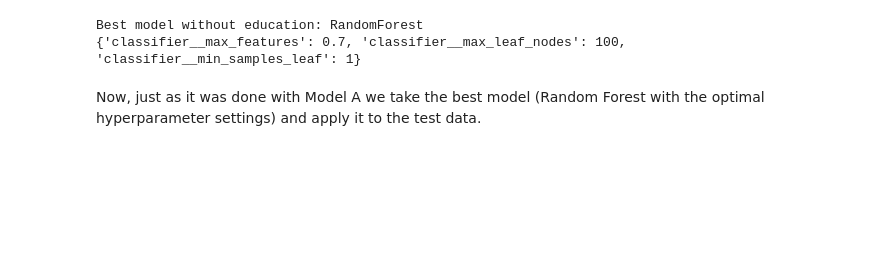
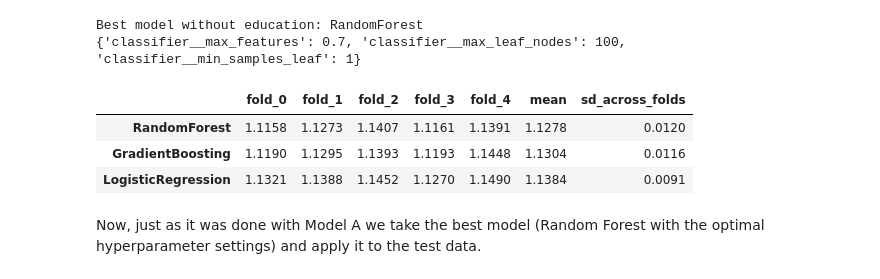
Before and after one commit to CentroFuturoCiudades/informal-jobs-model, a Jupyter notebook: notebooks/04_impute_economic_sector.ipynb, the cells around one changed output. Saved outputs shown, nothing was run; the diff lists cells and outputs as text; code cells hidden in the pictures; blank space fills up the shorter version.

```diff
--- a/notebooks/04_impute_economic_sector.ipynb
+++ b/notebooks/04_impute_economic_sector.ipynb
@@ -376,6 +397,15 @@ print(without_education_summary.loc[without_education_summary["model"] == withou
 # %% [output]
 Best model without education: RandomForest
 {'classifier__max_features': 0.7, 'classifier__max_leaf_nodes': 100, 'classifier__min_samples_leaf': 1}
+# %%
+# Per-fold log losses of the selected configuration of each family (same household folds; the sd across folds is
+# fold-to-fold variability, not a standard error of the mean)
+src.fold_table(without_education_summary).round(4)
+# %% [output]
+|  | fold_0 | fold_1 | fold_2 | fold_3 | fold_4 | mean | sd_across_folds |
+| RandomForest | 1.1158 | 1.1273 | 1.1407 | 1.1161 | 1.1391 | 1.1278 | 0.0120 |
+| GradientBoosting | 1.1190 | 1.1295 | 1.1393 | 1.1193 | 1.1448 | 1.1304 | 0.0116 |
+| LogisticRegression | 1.1321 | 1.1388 | 1.1452 | 1.1270 | 1.1490 | 1.1384 | 0.0091 |
 # %% [markdown]
 Now, just as it was done with Model A we take the best model (Random Forest with the optimal hyperparameter settings) and apply it to the test data.
 # %%
```
Also changed, not shown: parts of 3 cells of this notebook, 16 other files.
